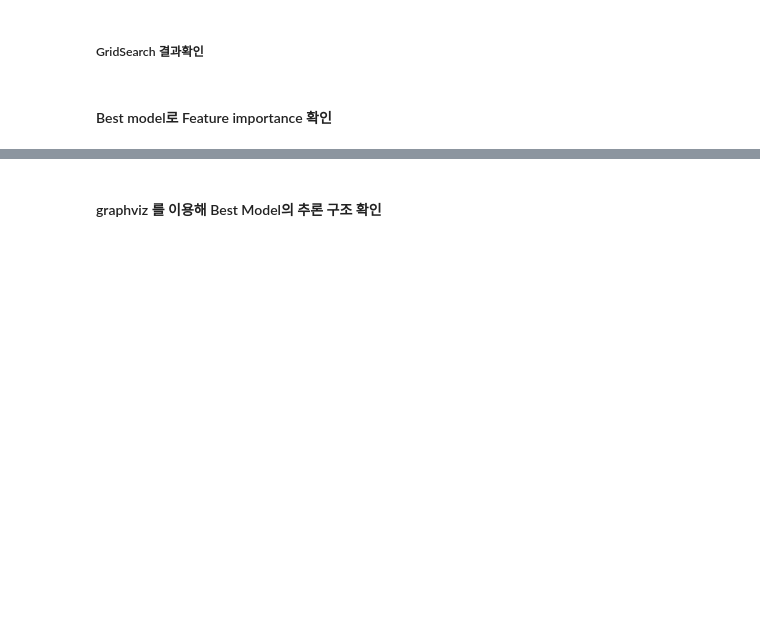
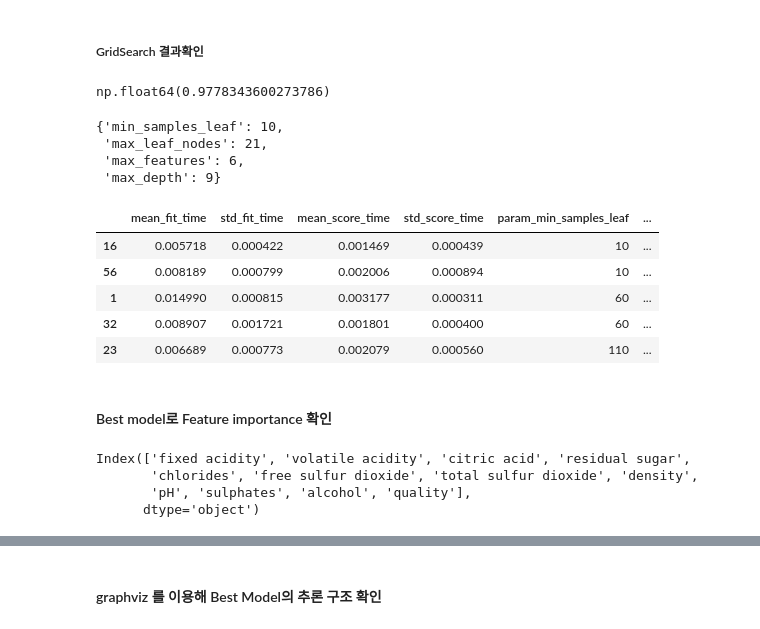
Before and after one commit to kgmyhGit/SKN06, a Jupyter notebook: 08_machine_learning/09_결정트리와 랜덤포레스트.ipynb, the cells around one changed output, grey strips where cells are left out. Cells and saved outputs as stored; diff of their text form; code cells hidden in the pictures; blank space fills up the shorter version.

```diff
--- a/08_machine_learning/09_결정트리와 랜덤포레스트.ipynb
+++ b/08_machine_learning/09_결정트리와 랜덤포레스트.ipynb
@@ -324,3 +324,9 @@ pd.Series(fi, index=wine.columns[:-1]).sort_values().plot(kind='barh');
 - max_leaf_nodes: 10 ~ 55
 - min_samples_leaf: 10 ~ 1000, 50씩 증감
 - max_features: 1 ~ 12
+# %%
+import pandas as pd
+wine = pd.read_csv("data/wine.csv")
+
+X = wine.drop(columns="color")#.values
+y = wine['color']#.values
@@ -327,4 +372,33 @@ pd.Series(fi, index=wine.columns[:-1]).sort_values().plot(kind='barh');
 # %% [markdown]
 ##### GridSearch 결과확인
+# %%
+gs.best_score_
+# %% [output]
+np.float64(0.9778343600273786)
+# %%
+gs.best_params_
+# %% [output]
+{'min_samples_leaf': 10,
+ 'max_leaf_nodes': 21,
+ 'max_features': 6,
+ 'max_depth': 9}
+# %%
+import pandas as pd
+result_cv = pd.DataFrame(gs.cv_results_).sort_values("rank_test_score")
+result_cv.head()
+# %% [output]
+|  | mean_fit_time | std_fit_time | mean_score_time | std_score_time | param_min_samples_leaf | ... |
+| 16 | 0.005718 | 0.000422 | 0.001469 | 0.000439 | 10 | ... |
+| 56 | 0.008189 | 0.000799 | 0.002006 | 0.000894 | 10 | ... |
+| 1 | 0.014990 | 0.000815 | 0.003177 | 0.000311 | 60 | ... |
+| 32 | 0.008907 | 0.001721 | 0.001801 | 0.000400 | 60 | ... |
+| 23 | 0.006689 | 0.000773 | 0.002079 | 0.000560 | 110 | ... |
 # %% [markdown]
 #### Best model로 Feature importance 확인
+# %%
+wine.columns[:-1]
+# %% [output]
+Index(['fixed acidity', 'volatile acidity', 'citric acid', 'residual sugar',
+       'chlorides', 'free sulfur dioxide', 'total sulfur dioxide', 'density',
+       'pH', 'sulphates', 'alcohol', 'quality'],
+      dtype='object')
```
Also changed, not shown: parts of 15 cells of this notebook, 7 other files.
